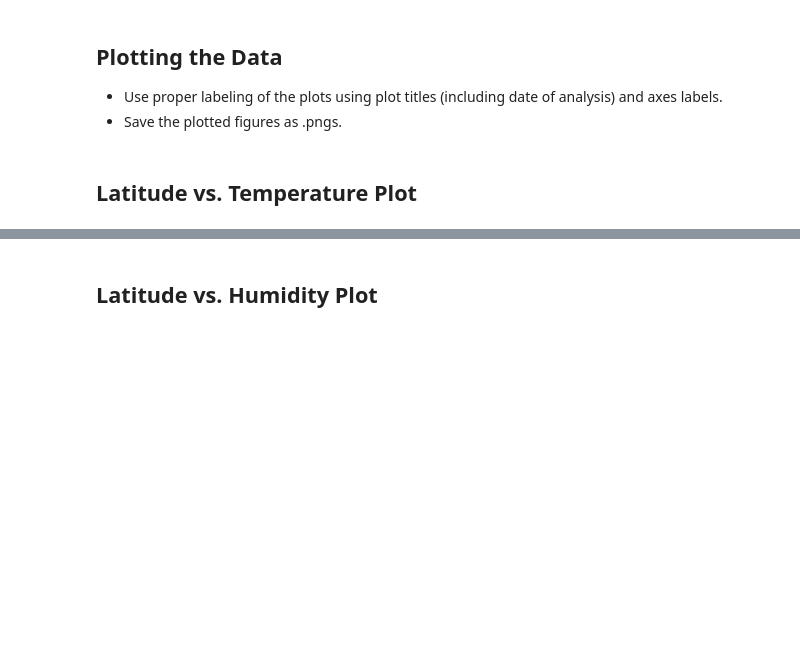
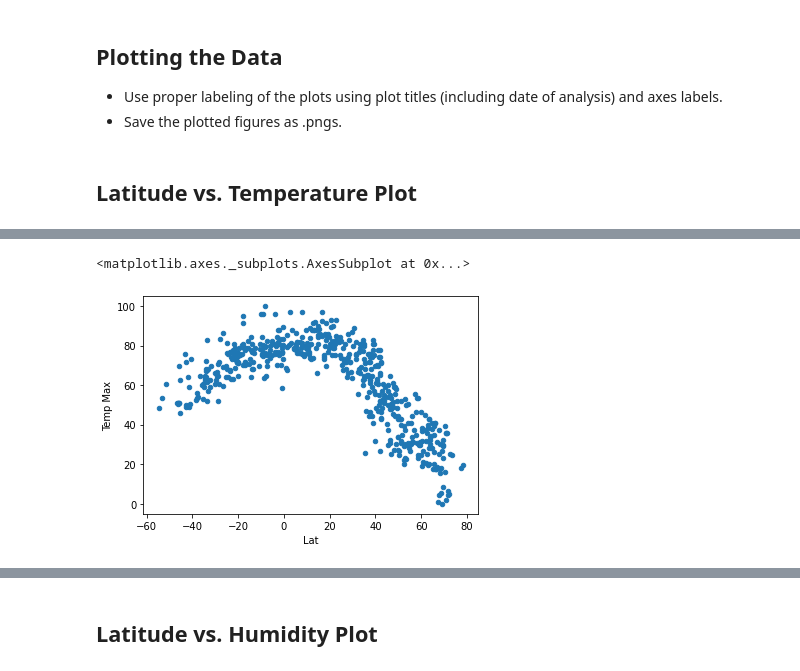
Before and after one commit to allardiceh/python-api-challenge, a Jupyter notebook: WeatherPy.ipynb, the cells around one changed output, grey strips where cells are left out. Saved outputs shown, nothing was run; the diff lists cells and outputs as text; code cells hidden in the pictures; blank space fills up the shorter version.

```diff
--- a/WeatherPy.ipynb
+++ b/WeatherPy.ipynb
@@ -271,0 +264,6 @@ Int64Index([], dtype='int64')
+# %%
+#Test the variables
+clean_city_data.plot(x ='Lat', y='Temp Max', kind = 'scatter')
+# %% [output]
+<matplotlib.axes._subplots.AxesSubplot at 0x...>
+[figure, added]
```
Also changed, not shown: parts of 39 cells of this notebook, 1 other file.
